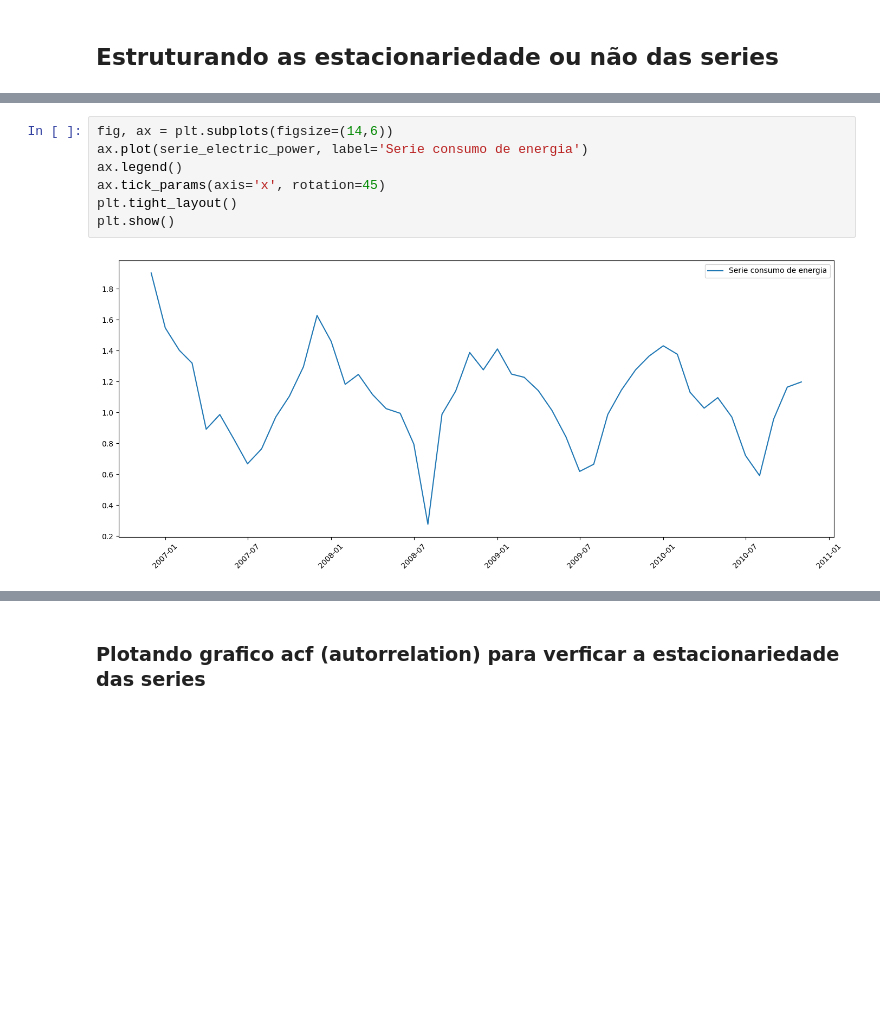
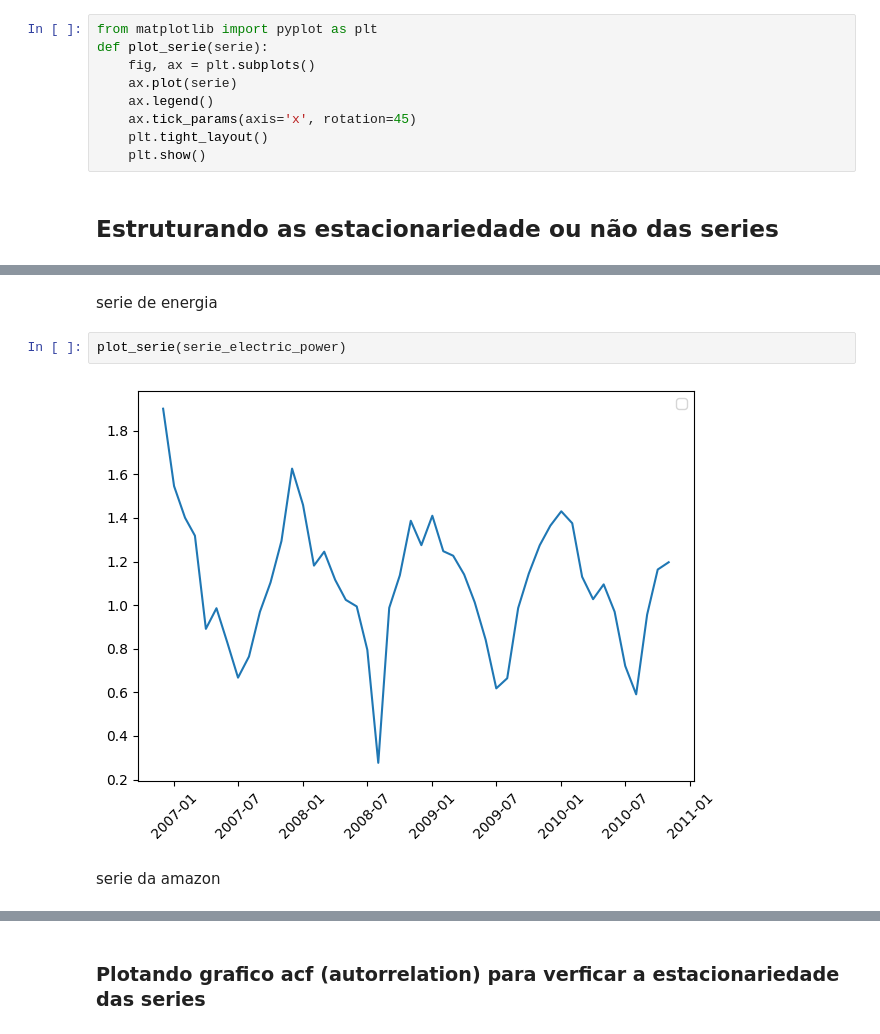
Before and after one commit to Gueguelas/series-temporais, a Jupyter notebook: notebook.ipynb, the cells around one changed output, grey strips where cells are left out. Drawn from its saved outputs; the diff is of its cells as text; blank space fills up the shorter version.

Commit message:
feat: diff nas series

```diff
--- a/notebook.ipynb
+++ b/notebook.ipynb
@@ -365,3 +342,12 @@ serie_property_sales = normalizar_serie(serie_property_sales, 'zscore')
+# %%
+from matplotlib import pyplot as plt
+def plot_serie(serie):
+    fig, ax = plt.subplots()
+    ax.plot(serie)
+    ax.legend()
+    ax.tick_params(axis='x', rotation=45)
+    plt.tight_layout()
+    plt.show()
 # %% [markdown]
 ## Estruturando as estacionariedade ou não das series
 # %%
@@ -376,12 +355,11 @@ plt.show()
 # %% [output]
 [figure]
+# %% [markdown]
+serie de energia
 # %%
-fig, ax = plt.subplots(figsize=(14,6))
-ax.plot(serie_electric_power, label='Serie consumo de energia')
-ax.legend()
-ax.tick_params(axis='x', rotation=45)
-plt.tight_layout()
-plt.show()
+plot_serie(serie_electric_power)
 # %% [output]
-[figure, old version]
+[figure, new version]
+# %% [markdown]
+serie da amazon
 # %%
```
Also changed, not shown: parts of 39 cells of this notebook, 1 other file.
